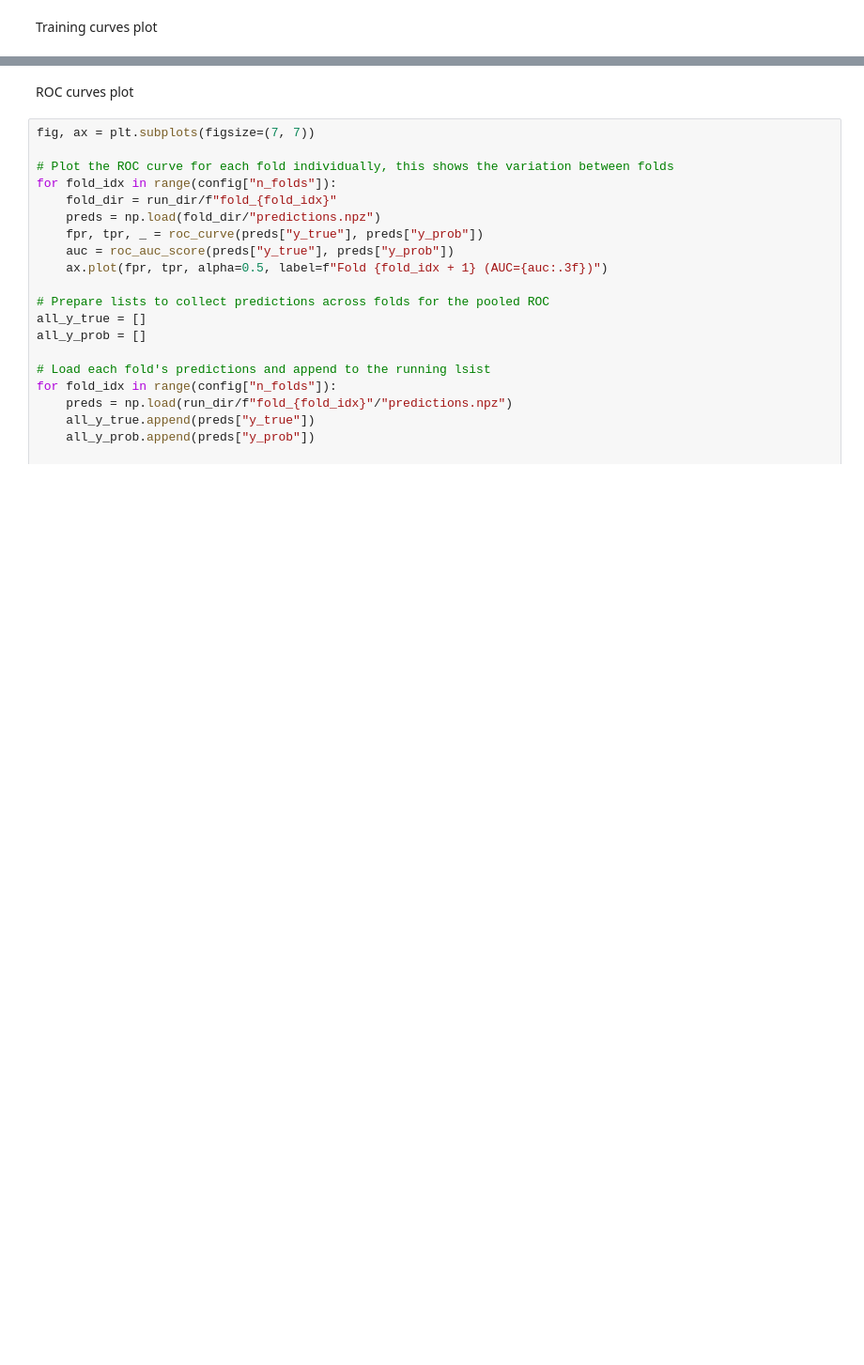
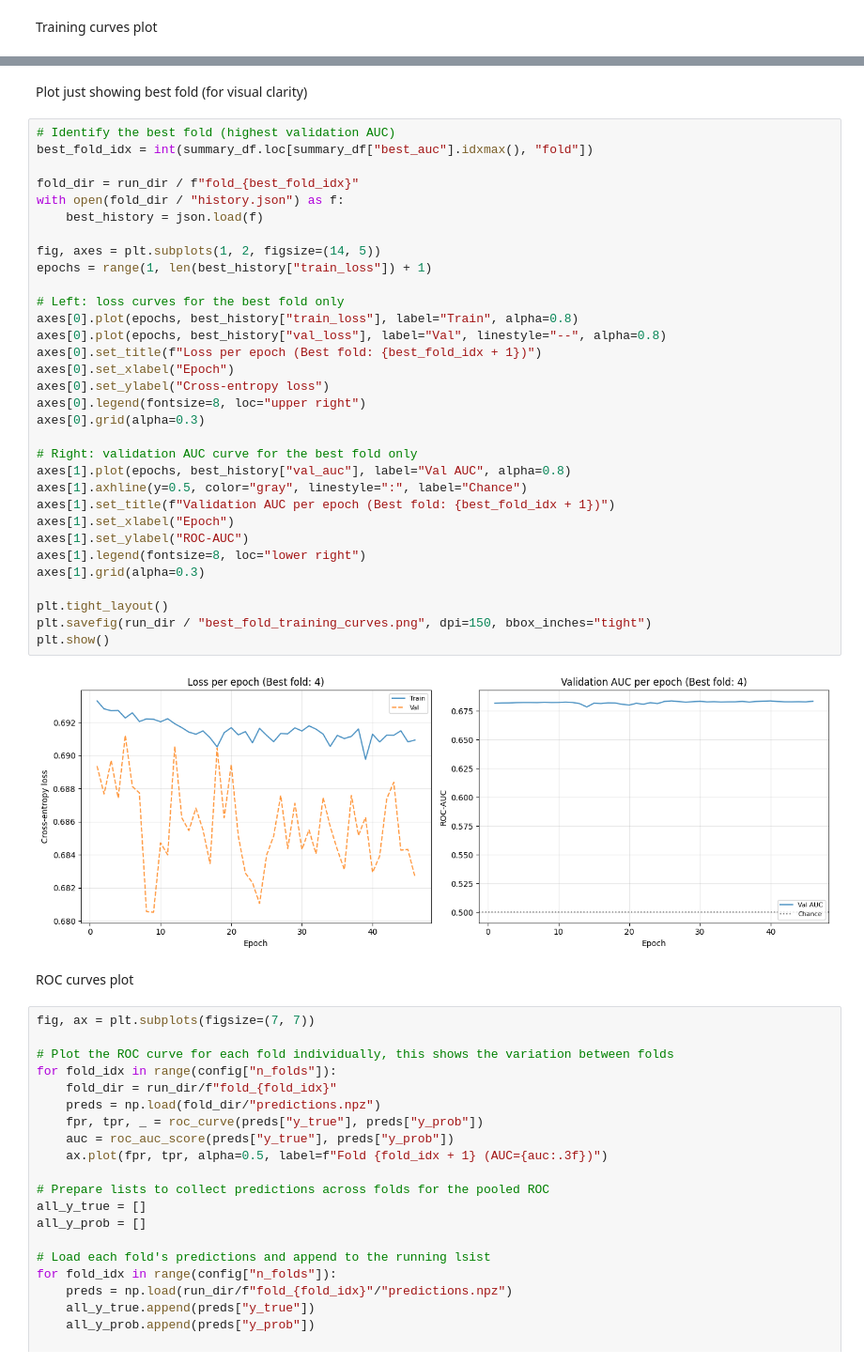
Before and after one commit to charlottedavidson524/alzheimers-gnn, a Jupyter notebook: notebooks/alzheimers_gnn.ipynb, the cells around one changed output, grey strips where cells are left out. Shown at 94% size. Saved outputs shown, nothing was run; the diff lists cells and outputs as text; blank space fills up the shorter version.

```diff
--- a/notebooks/alzheimers_gnn.ipynb
+++ b/notebooks/alzheimers_gnn.ipynb
@@ -524,3 +648,39 @@ plt.show()
+# %% [markdown]
+Plot just showing best fold (for visual clarity)
+# %%
+# Identify the best fold (highest validation AUC)
+best_fold_idx = int(summary_df.loc[summary_df["best_auc"].idxmax(), "fold"])
+
+fold_dir = run_dir / f"fold_{best_fold_idx}"
+with open(fold_dir / "history.json") as f:
+    best_history = json.load(f)
+
+fig, axes = plt.subplots(1, 2, figsize=(14, 5))
+epochs = range(1, len(best_history["train_loss"]) + 1)
+
+# Left: loss curves for the best fold only
+axes[0].plot(epochs, best_history["train_loss"], label="Train", alpha=0.8)
+axes[0].plot(epochs, best_history["val_loss"], label="Val", linestyle="--", alpha=0.8)
+axes[0].set_title(f"Loss per epoch (Best fold: {best_fold_idx + 1})")
+axes[0].set_xlabel("Epoch")
+axes[0].set_ylabel("Cross-entropy loss")
+axes[0].legend(fontsize=8, loc="upper right")
+axes[0].grid(alpha=0.3)
+
+# Right: validation AUC curve for the best fold only
+axes[1].plot(epochs, best_history["val_auc"], label="Val AUC", alpha=0.8)
+axes[1].axhline(y=0.5, color="gray", linestyle=":", label="Chance")
+axes[1].set_title(f"Validation AUC per epoch (Best fold: {best_fold_idx + 1})")
+axes[1].set_xlabel("Epoch")
+axes[1].set_ylabel("ROC-AUC")
+axes[1].legend(fontsize=8, loc="lower right")
+axes[1].grid(alpha=0.3)
+
+plt.tight_layout()
+plt.savefig(run_dir / "best_fold_training_curves.png", dpi=150, bbox_inches="tight")
+plt.show()
+# %% [output]
+[figure, added]
 # %% [markdown]
 ROC curves plot
 # %%
```
Also changed, not shown: parts of 17 cells of this notebook, 14 other files.
